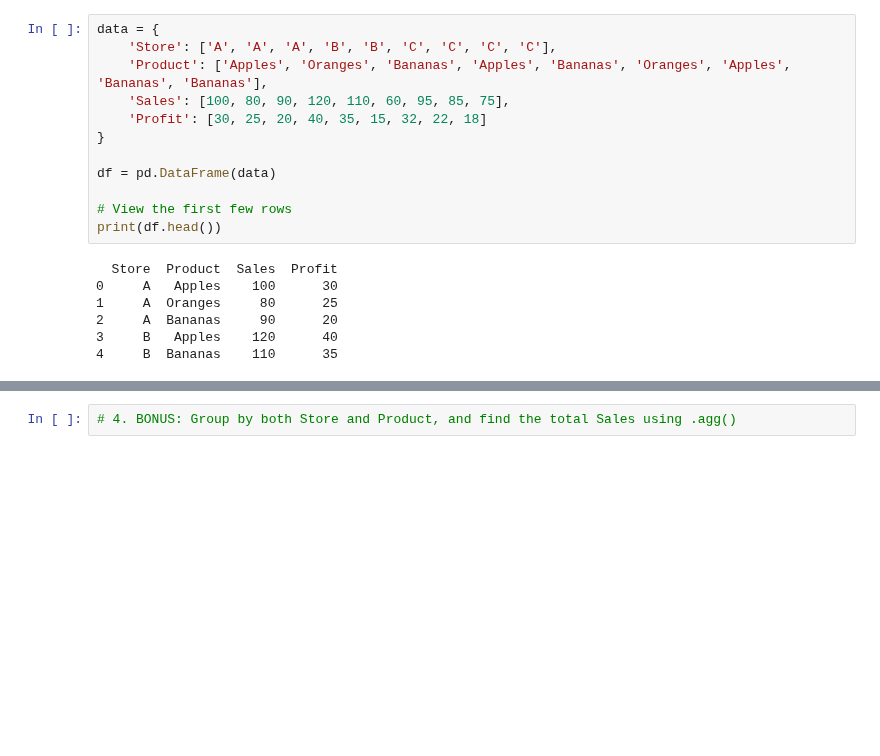
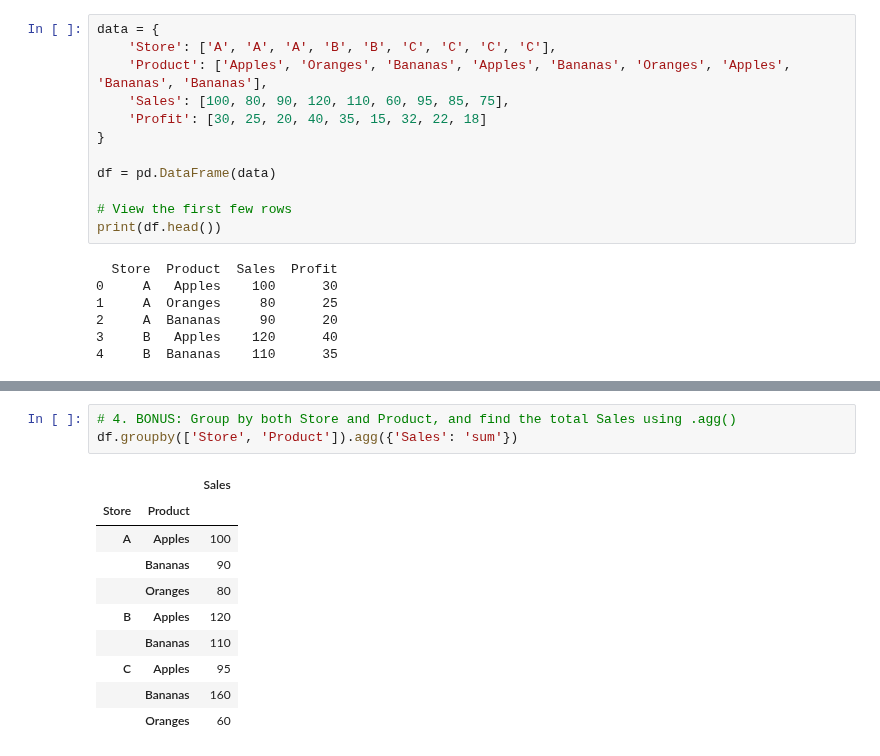
Before and after one commit to tmiller0335/Mod_2, a Jupyter notebook: Week_1/Data_Wrangling_Essentials.ipynb, the cells around one changed output, grey strips where cells are left out. Drawn from its saved outputs; the diff is of its cells as text; blank space fills up the shorter version.

```diff
--- a/Week_1/Data_Wrangling_Essentials.ipynb
+++ b/Week_1/Data_Wrangling_Essentials.ipynb
@@ -256,2 +267,14 @@ SyntaxError: invalid syntax (3996449123.py, line 4)
 # %%
 # 4. BONUS: Group by both Store and Product, and find the total Sales using .agg()
+df.groupby(['Store', 'Product']).agg({'Sales': 'sum'})
+# %% [output]
+|  |  | Sales |
+| Store | Product |  |
+| A | Apples | 100 |
+|  | Bananas | 90 |
+|  | Oranges | 80 |
+| B | Apples | 120 |
+|  | Bananas | 110 |
+| C | Apples | 95 |
+|  | Bananas | 160 |
+|  | Oranges | 60 |
```
Also changed, not shown: parts of 18 cells of this notebook.
